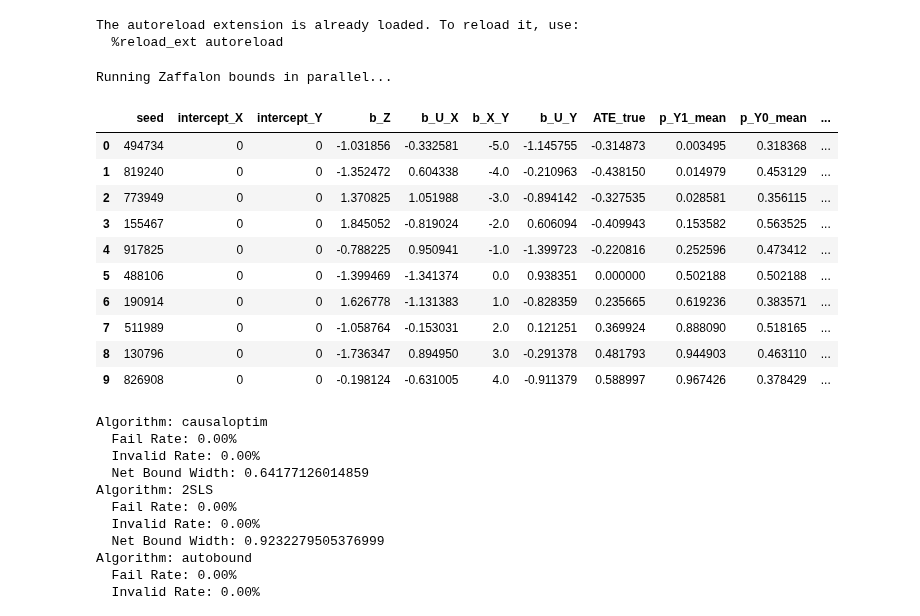
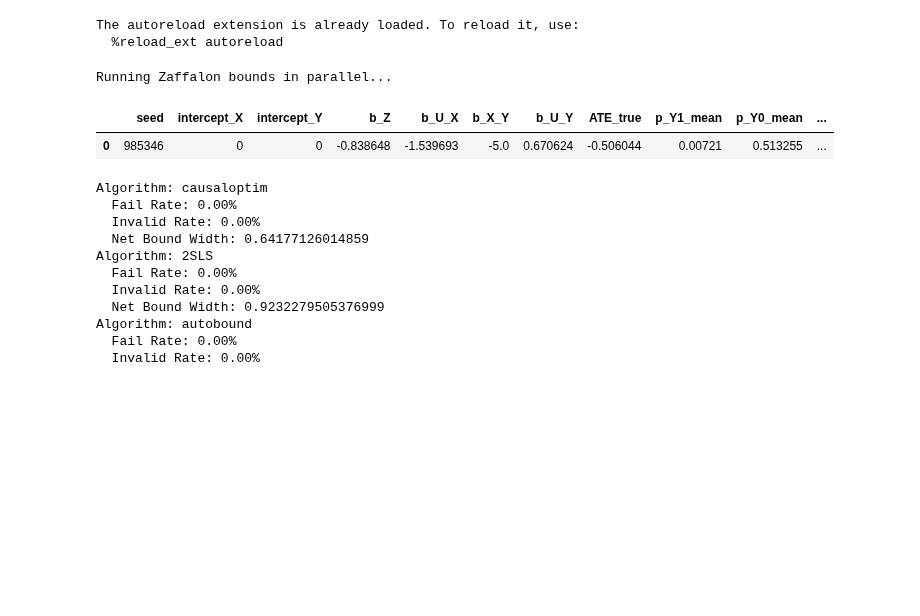
Before and after one commit to tmaringgele/causal-bounds, a Jupyter notebook: simulation_engine/test.ipynb, the cells around one changed output. Cells and saved outputs as stored; diff of their text form; code cells hidden in the pictures; blank space fills up the shorter version.

```diff
--- a/simulation_engine/test.ipynb
+++ b/simulation_engine/test.ipynb
@@ -26,31 +26,17 @@ from simulation_engine.algorithms.zaffalonbounds import ZaffalonBounds
 The autoreload extension is already loaded. To reload it, use:
   %reload_ext autoreload
 # %%
-data = BinaryIV.generate_data_rolling_ate(N_simulations=10)
+data = BinaryIV.generate_data_rolling_ate(N_simulations=1)
 # %%
 binaryIV = BinaryIV('IV Dag', data)
 
-binaryIV.bound_ate_2SLS()
-binaryIV.bound_ate_causaloptim()
-binaryIV.bound_ate_autobound()
-binaryIV.bound_ate_entropy(entr=0.80)
-binaryIV.bound_ate_zaffalon_parallel()
-binaryIV.bound_ate_manski()
+binaryIV.run_all_bounding_algorithms()
 
 data
 # %% [output]
 Running Zaffalon bounds in parallel...
 |  | seed | intercept_X | intercept_Y | b_Z | b_U_X | b_X_Y | b_U_Y | ATE_true | p_Y1_mean | p_Y0_mean | ... |
-| 0 | 494734 | 0 | 0 | -1.031856 | -0.332581 | -5.0 | -1.145755 | -0.314873 | 0.003495 | 0.318368 | ... |
-| 1 | 819240 | 0 | 0 | -1.352472 | 0.604338 | -4.0 | -0.210963 | -0.438150 | 0.014979 | 0.453129 | ... |
-| 2 | 773949 | 0 | 0 | 1.370825 | 1.051988 | -3.0 | -0.894142 | -0.327535 | 0.028581 | 0.356115 | ... |
-| 3 | 155467 | 0 | 0 | 1.845052 | -0.819024 | -2.0 | 0.606094 | -0.409943 | 0.153582 | 0.563525 | ... |
-| 4 | 917825 | 0 | 0 | -0.788225 | 0.950941 | -1.0 | -1.399723 | -0.220816 | 0.252596 | 0.473412 | ... |
-| 5 | 488106 | 0 | 0 | -1.399469 | -1.341374 | 0.0 | 0.938351 | 0.000000 | 0.502188 | 0.502188 | ... |
-| 6 | 190914 | 0 | 0 | 1.626778 | -1.131383 | 1.0 | -0.828359 | 0.235665 | 0.619236 | 0.383571 | ... |
-| 7 | 511989 | 0 | 0 | -1.058764 | -0.153031 | 2.0 | 0.121251 | 0.369924 | 0.888090 | 0.518165 | ... |
-| 8 | 130796 | 0 | 0 | -1.736347 | 0.894950 | 3.0 | -0.291378 | 0.481793 | 0.944903 | 0.463110 | ... |
-| 9 | 826908 | 0 | 0 | -0.198124 | -0.631005 | 4.0 | -0.911379 | 0.588997 | 0.967426 | 0.378429 | ... |
+| 0 | 985346 | 0 | 0 | -0.838648 | -1.539693 | -5.0 | 0.670624 | -0.506044 | 0.00721 | 0.513255 | ... |
 # %%
 binaryIV.data
 algorithms = ['causaloptim', '2SLS', 'autobound', 'entropybounds', 'zaffalonbounds', 'manski']
```
Also changed, not shown: 1 other file.
